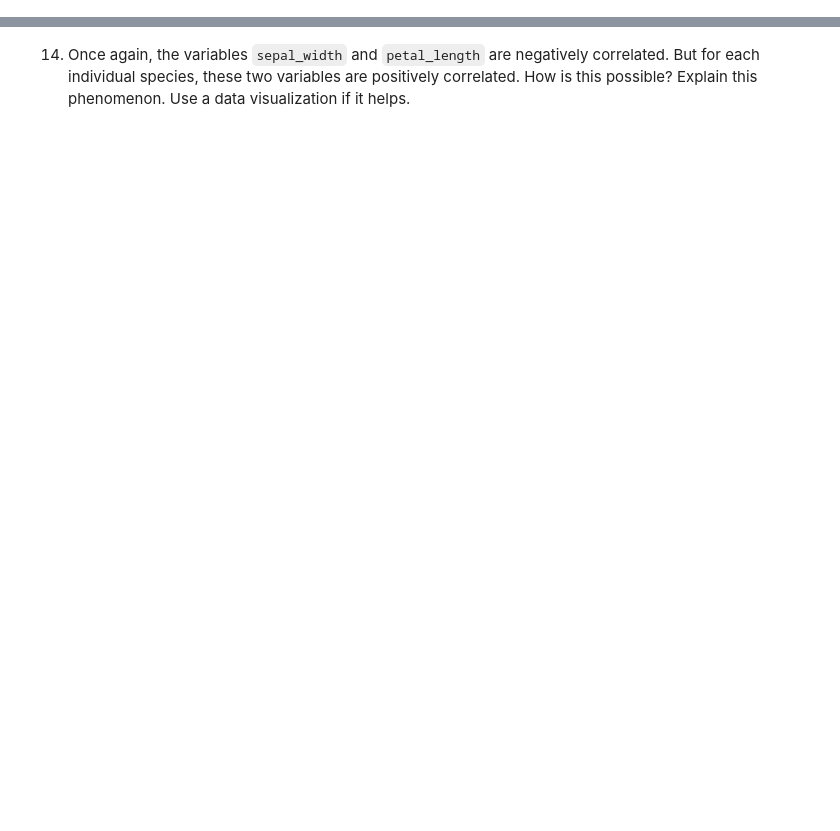
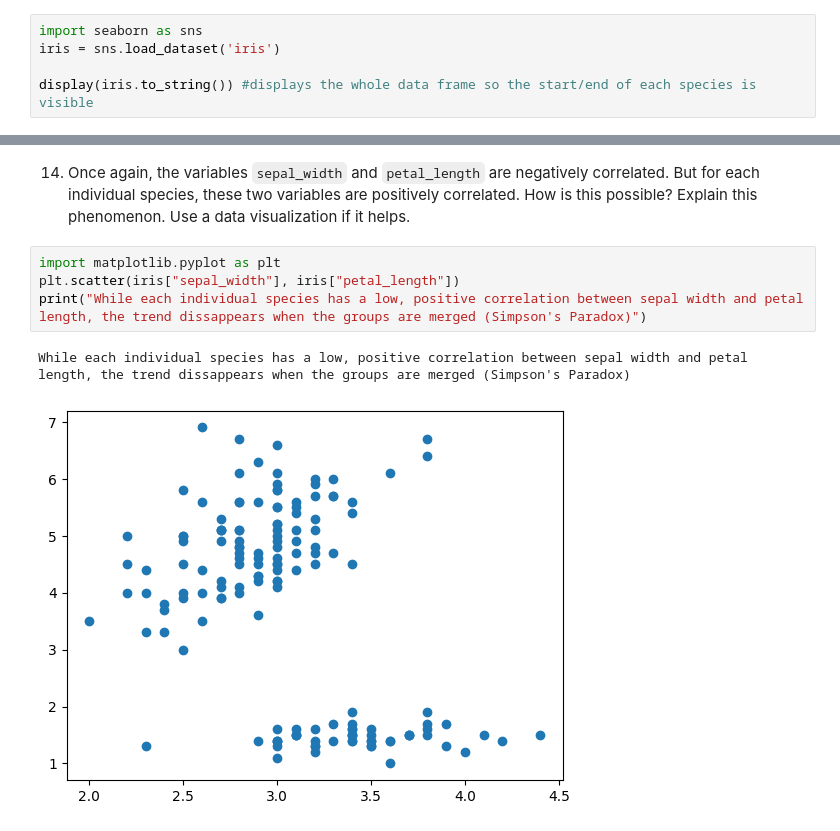
Before and after one commit to CabellPasco/CabellPasco, a Jupyter notebook: Pandas_Excercises_HW_3_17.ipynb, the cells around one changed output, grey strips where cells are left out. Cells and saved outputs as stored; diff of their text form; blank space fills up the shorter version.

```diff
--- a/Pandas_Excercises_HW_3_17.ipynb
+++ b/Pandas_Excercises_HW_3_17.ipynb
@@ -88,2 +102,7 @@ Name: name, dtype: object
 # %% [markdown]
 10.  Load the `iris` dataset that we used in class.  Use `iris` as the name of your data frame.
+# %%
+import seaborn as sns
+iris = sns.load_dataset('iris')
+
+display(iris.to_string()) #displays the whole data frame so the start/end of each species is visible
@@ -96,2 +251,9 @@ Name: name, dtype: object
 # %% [markdown]
 14.  Once again, the variables `sepal_width` and `petal_length` are negatively correlated.  But for each individual species, these two variables are positively correlated.  How is this possible?  Explain this phenomenon.  Use a data visualization if it helps.
+# %%
+import matplotlib.pyplot as plt
+plt.scatter(iris["sepal_width"], iris["petal_length"])
+print("While each individual species has a low, positive correlation between sepal width and petal length, the trend dissappears when the groups are merged (Simpson's Paradox)")
+# %% [output]
+While each individual species has a low, positive correlation between sepal width and petal length, the trend dissappears when the groups are merged (Simpson's Paradox)
+[figure, added]
```
Also changed, not shown: parts of 9 cells of this notebook.
